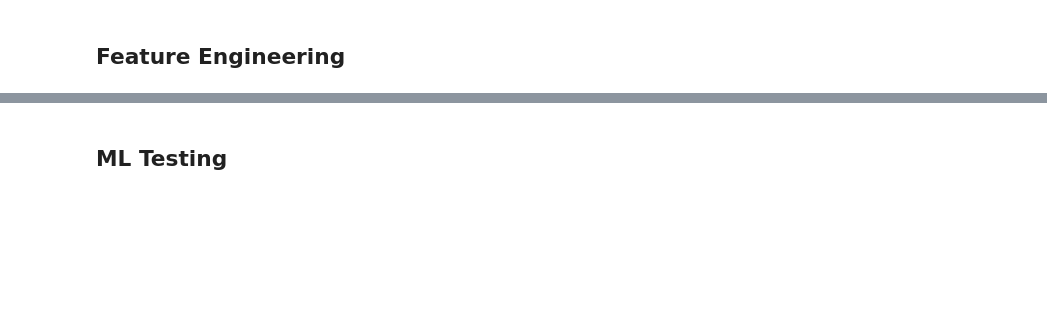
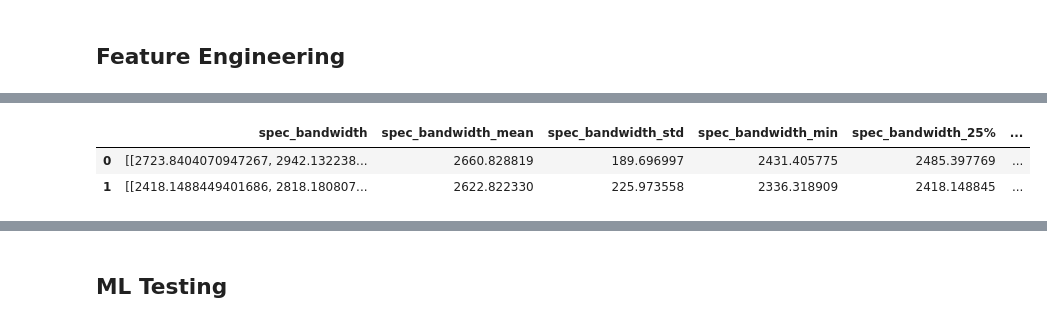
Before and after one commit to LandonTatro/Drum_Classification, a Jupyter notebook: Audio_Files.ipynb, the cells around one changed output, grey strips where cells are left out. Cells and saved outputs as stored; diff of their text form; code cells hidden in the pictures; blank space fills up the shorter version.

```diff
--- a/Audio_Files.ipynb
+++ b/Audio_Files.ipynb
@@ -264,0 +355,20 @@ def calc_zero_cross(y):
+# %%
+df['spec_bandwidth'] = df['y_trimmed'].map(calc_spec_bandwidth)
+
+x = [get_summary_stats(i) for i in df['spec_bandwidth']]
+
+df['spec_bandwidth_mean'] = [i[0][0] for i in x]
+df['spec_bandwidth_std'] = [i[1][0] for i in x]
+df['spec_bandwidth_min'] = [i[2][0] for i in x]
+df['spec_bandwidth_25%'] = [i[3][0] for i in x]
+df['spec_bandwidth_median'] = [i[4][0] for i in x]
+df['spec_bandwidth_75%'] = [i[5][0] for i in x]
+df['spec_bandwidth_max'] = [i[6][0] for i in x]
+df['spec_bandwidth_IQR'] = abs(df['spec_bandwidth_25%'] - df['spec_bandwidth_75%'])
+
+filter_col = [col for col in df if col.startswith('spec_band')]
+df[filter_col].head(2)
+# %% [output]
+|  | spec_bandwidth | spec_bandwidth_mean | spec_bandwidth_std | spec_bandwidth_min | spec_bandwidth_25% | ... |
+| 0 | [[2723.8404070947267, 2942.132238... | 2660.828819 | 189.696997 | 2431.405775 | 2485.397769 | ... |
+| 1 | [[2418.1488449401686, 2818.180807... | 2622.822330 | 225.973558 | 2336.318909 | 2418.148845 | ... |
```
Also changed, not shown: parts of 46 cells of this notebook.
